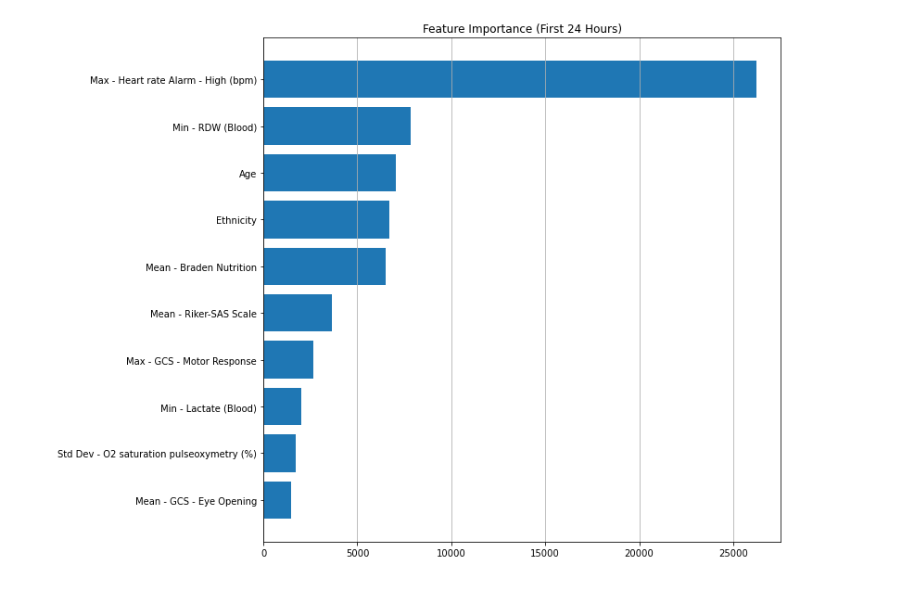
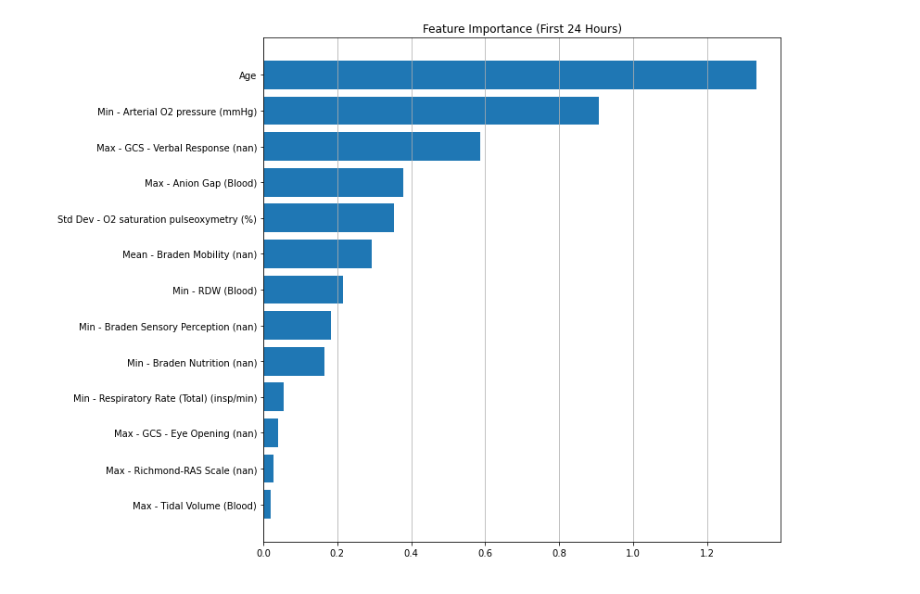
Before and after one commit to DimopDim/MimicIV, a Jupyter notebook: Cyprus_Paper/19_Important_features_plot.ipynb, the cells around one changed output. Saved outputs shown, nothing was run; the diff lists cells and outputs as text; code cells hidden in the pictures.

```diff
--- a/Cyprus_Paper/19_Important_features_plot.ipynb
+++ b/Cyprus_Paper/19_Important_features_plot.ipynb
@@ -64,35 +39,41 @@ plt.show()
-# %%
-names = [
-    'Mean - GCS - Eye Opening',
-    'Std Dev - O2 saturation pulseoxymetry (%)',
-    'Min - Lactate (Blood)',
-    'Max - GCS - Motor Response',
-    'Mean - Riker-SAS Scale',
-    'Mean - Braden Nutrition',
-    'Ethnicity',
-    'Age',
-    'Min - RDW (Blood)',
-    'Max - Heart rate Alarm - High (bpm)',
-]
-values = [
-    1478.1886,
-    1746.6293,
-    2041.0414,
-    2666.8850,
-    3640.2919,
-    6503.4381,
-    6678.4081,
-    7037.8584,
-    7837.1607,
-    26207
-]
-
-plt.figure(figsize=(10, 10))
-plt.title('Feature Importance (First 24 Hours)')
-plt.barh(names, values)
-plt.grid(which='major', axis='x', linestyle='-')
-plt.ylabel(' ')
-plt.xlabel(' ')
-plt.show()
-# %% [output]
-[figure, removed]
+# %%
+names = [
+    'Max - Tidal Volume (Blood)',
+    'Max - Richmond-RAS Scale (nan)',
+    'Max - GCS - Eye Opening (nan)',
+    'Min - Respiratory Rate (Total) (insp/min)',
+    'Min - Braden Nutrition (nan)',
+    'Min - Braden Sensory Perception (nan)',
+    'Min - RDW (Blood)',
+    'Mean - Braden Mobility (nan)',
+    'Std Dev - O2 saturation pulseoxymetry (%)',
+    'Max - Anion Gap (Blood)',
+    'Max - GCS - Verbal Response (nan)',
+    'Min - Arterial O2 pressure (mmHg)',
+    'Age'
+]
+values = [
+    0.019312126,
+    0.027193958,
+    0.040462254,
+    0.055781845,
+    0.164034406,
+    0.183262963,
+    0.215880799,
+    0.29410976,
+    0.35353238,
+    0.378877408,
+    0.586790621,
+    0.908457028,
+    1.332196013,
+]
+
+plt.figure(figsize=(10, 10))
+plt.title('Feature Importance (First 24 Hours)')
+plt.barh(names, values)
+plt.grid(which='major', axis='x', linestyle='-')
+plt.ylabel(' ')
+plt.xlabel(' ')
+plt.show()
+# %% [output]
+[figure, added]
```
Also changed, not shown: parts of 1 cell of this notebook.
